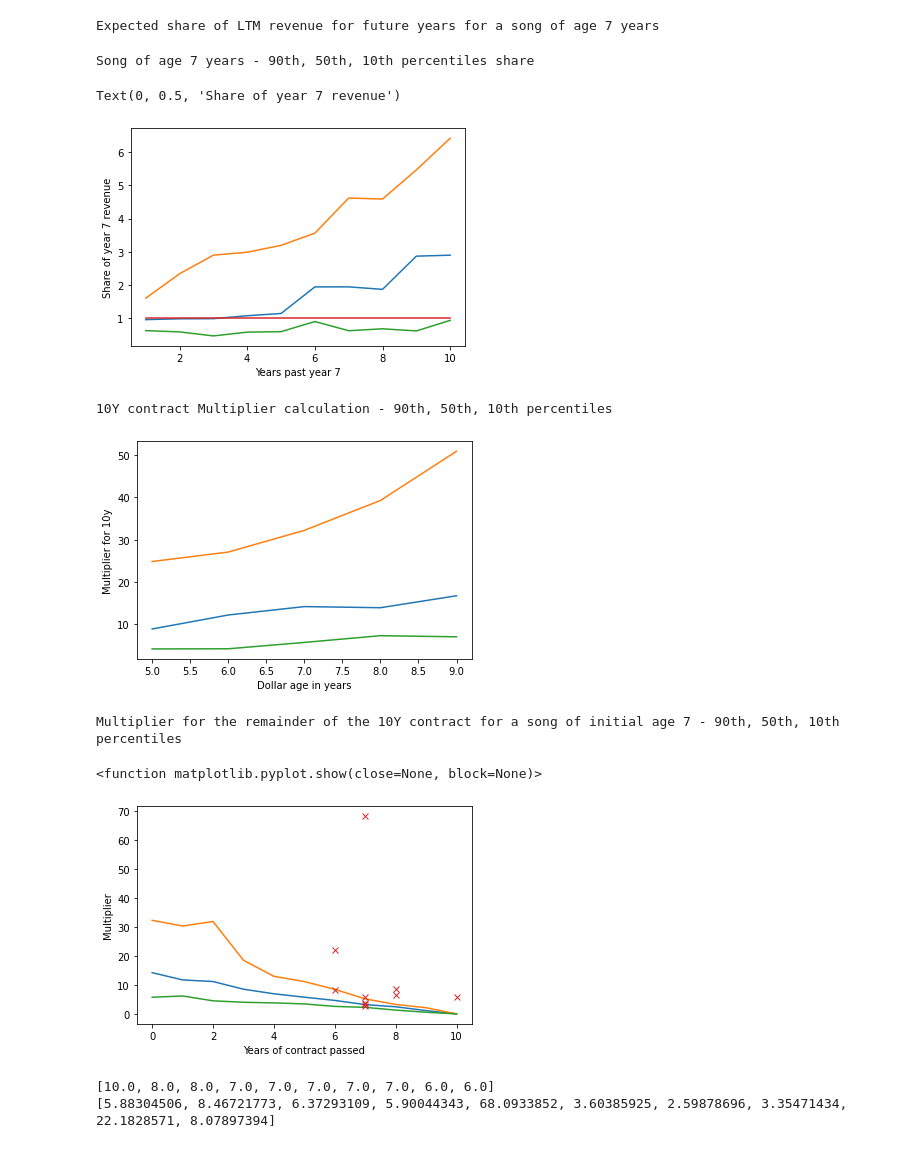
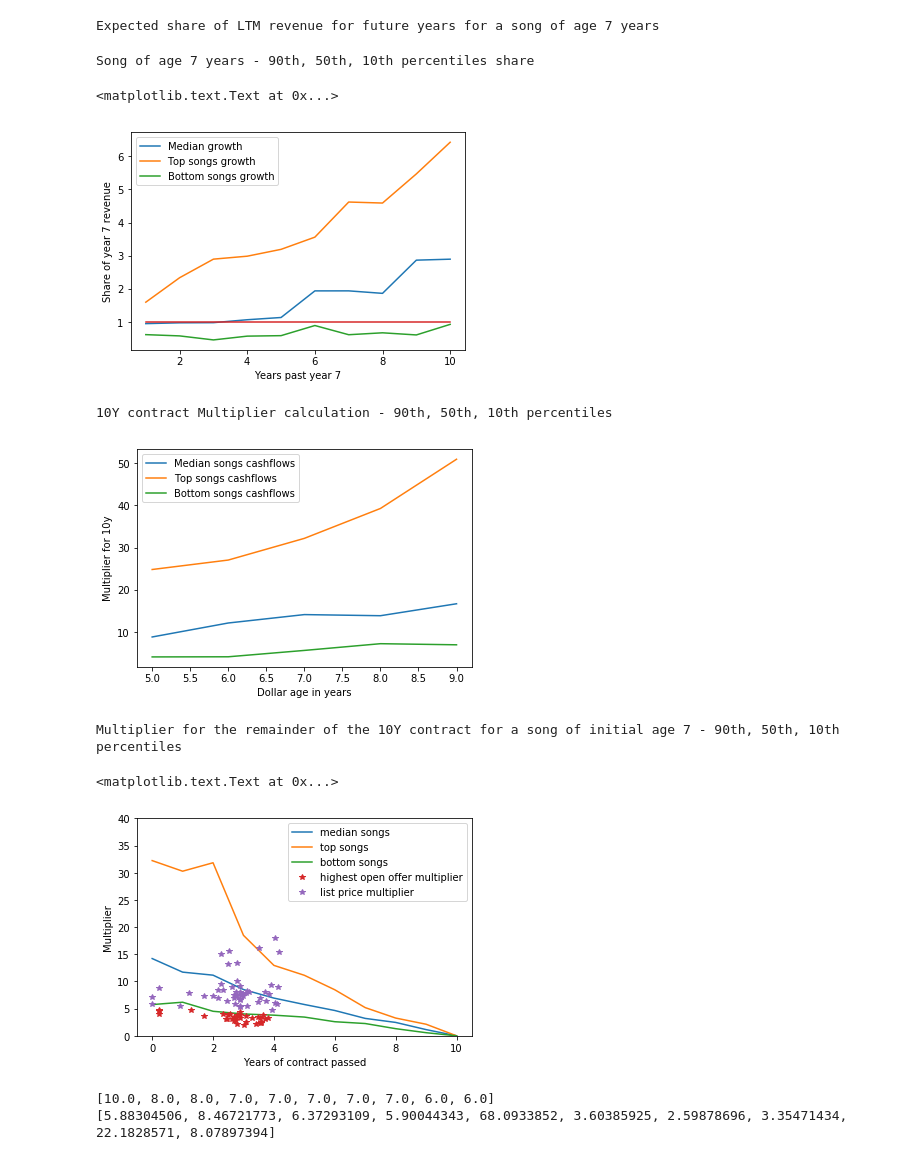
Before and after one commit to sstoikov/music-catalogs, a Jupyter notebook: models.ipynb, the cells around one changed output. Cells and saved outputs as stored; diff of their text form; code cells hidden in the pictures.

```diff
--- a/models.ipynb
+++ b/models.ipynb
@@ -287,0 +305,4 @@ multi_observations
+# %%
+#Reading multiplier observations from royalty exchange
+multi_observations = pd.read_csv('CatalogBidsAsks.csv',sep=',')
+#multi_observations['Time remaining'] #=10-multi_observations['Time remaining']
@@ -287,0 +322,4 @@ multi_observations
+# %%
+bids=multi_observations[multi_observations['highest open offer multiplier']<20]
+# %%
+asks=multi_observations[multi_observations['list price multiplier']<20]
@@ -343,18 +376,19 @@ t90_data = [p[4] for p in perfs[0]]
 t10_data = [p[5] for p in perfs[0]]
 #plt.plot(mean_data[:20])
 r = 10
-plt.plot(range(1,r+1), median_data[:r])
-plt.plot(range(1,r+1), t90_data[:r])
-plt.plot(range(1,r+1), t10_data[:r])
+plt.plot(range(1,r+1), median_data[:r],label='Median growth')
+plt.plot(range(1,r+1), t90_data[:r],label='Top songs growth')
+plt.plot(range(1,r+1), t10_data[:r],label='Bottom songs growth')
 plt.plot(range(1,r+1), [1]*r)
+plt.legend()
 x_name = 'Years past year '+str(age_y)
 y_name = 'Share of year '+str(age_y)+' revenue'
 plt.xlabel(x_name)
 plt.ylabel(y_name)
 # %% [output]
 Song of age 7 years - 90th, 50th, 10th percentiles share
-Text(0, 0.5, 'Share of year 7 revenue')
+<matplotlib.text.Text at 0x...>
-[figure, old version]
+[figure, new version]
 # %%
 #Produce a graph for a multiplier for a 10y contract
 multis_median = []
@@ -370,12 +404,13 @@ for target_da in range(5, 10):
     multis_top90.append(t90_app)
 
 print('10Y contract Multiplier calculation - 90th, 50th, 10th percentiles')
-plt.plot(range(5,10), multis_median)
-plt.plot(range(5,10), multis_top90)
-plt.plot(range(5,10), multis_top10)
+plt.plot(range(5,10), multis_median,label='Median songs cashflows')
+plt.plot(range(5,10), multis_top90,label='Top songs cashflows')
+plt.plot(range(5,10), multis_top10,label='Bottom songs cashflows')
 plt.xlabel('Dollar age in years')
 plt.ylabel('Multiplier for 10y')
+plt.legend()
 plt.show()
 # %% [output]
 10Y contract Multiplier calculation - 90th, 50th, 10th percentiles
-[figure, old version]
+[figure, new version]
@@ -382,31 +425,32 @@ plt.show()
 # %%
-#Produce a graph for a multiplier for a 10y contract as it ages
-multis_median = []
-multis_top10 = []
-multis_top90 = []
-initial_age_years = 7
-relevant_obs_x = [10-obs[0] for obs in observations if obs[1]==initial_age_years]
-relevant_obs_y = [obs[2] for obs in observations if obs[1]==initial_age_years]
+plt.figure()
+multis_median=[]
+multis_top10=[]
+multis_top90=[]
+
 for target_da in range(11):
     median_data = calc_multiplier_perc(new_database, initial_age_years+target_da, 0.098, 10-target_da, 50)
     t90_data = calc_multiplier_perc(new_database, initial_age_years+target_da, 0.098, 10-target_da, 90)
     t10_data = calc_multiplier_perc(new_database, initial_age_years+target_da, 0.098, 10-target_da, 10)
     multis_median.append(median_data)
     multis_top10.append(t10_data)
     multis_top90.append(t90_data)
 
 print('Multiplier for the remainder of the 10Y contract for a song of initial age', initial_age_years, '- 90th, 50th, 10th percentiles')
-plt.plot(multis_median)
-plt.plot(multis_top90)
-plt.plot(multis_top10)
-plt.plot(relevant_obs_x, relevant_obs_y, 'x')
+plt.plot(multis_median,label='median songs')
+plt.plot(multis_top90,label='top songs')
+plt.plot(multis_top10,label='bottom songs')
+plt.plot(bids['Time past'],bids['highest open offer multiplier'], '*')
+plt.plot(asks['Time past'],asks['list price multiplier'], '*')
+plt.ylim([0,40])
+plt.legend()
+#plt.plot(relevant_obs_x, relevant_obs_y, 'x')
 plt.xlabel('Years of contract passed')
 plt.ylabel('Multiplier')
-plt.show
 # %% [output]
 Multiplier for the remainder of the 10Y contract for a song of initial age 7 - 90th, 50th, 10th percentiles
-<function matplotlib.pyplot.show(close=None, block=None)>
+<matplotlib.text.Text at 0x...>
-[figure, old version]
+[figure, new version]
 # %%
 print(relevant_obs_x)
 print(relevant_obs_y)
```
Also changed, not shown: parts of 18 cells of this notebook, 1 other file.
